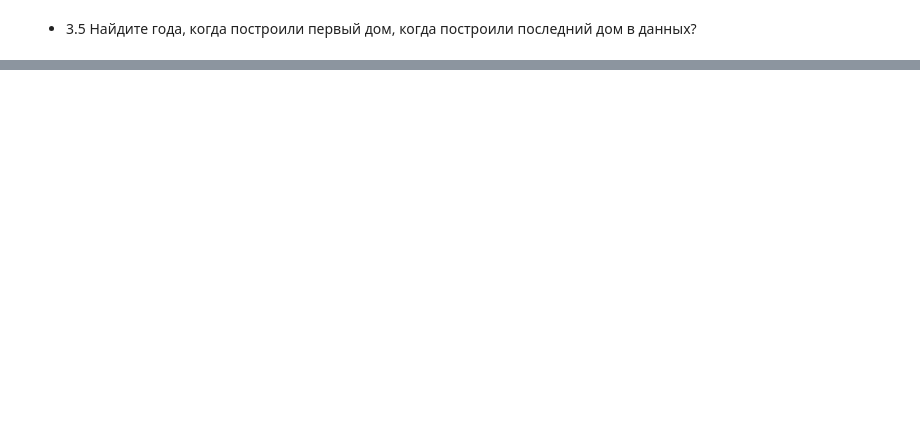
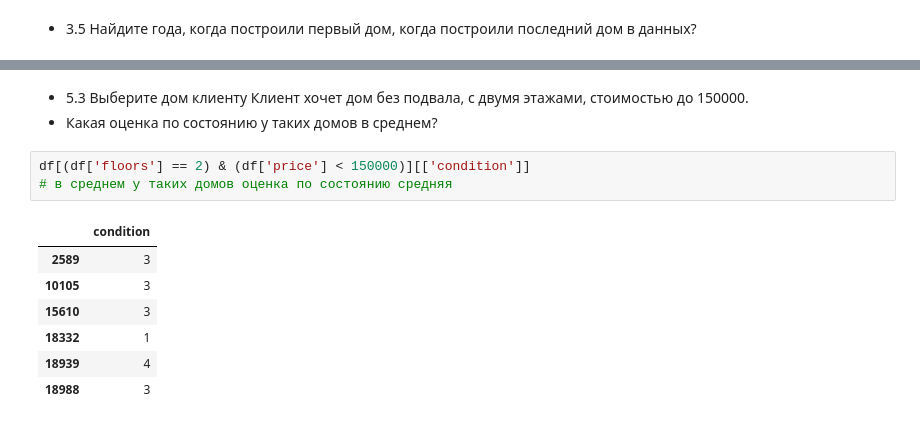
Before and after one commit to AleksandraPetrova97/python_homework, a Jupyter notebook: Homework/homework_2.ipynb, the cells around one changed output, grey strips where cells are left out. Drawn from its saved outputs; the diff is of its cells as text; blank space fills up the shorter version.

```diff
--- a/Homework/homework_2.ipynb
+++ b/Homework/homework_2.ipynb
@@ -33,0 +221,15 @@ AttributeError: module 'pandas' has no attribute 'read'
+# %% [markdown]
+- 5.3 Выберите дом клиенту
+Клиент хочет дом без подвала, с двумя этажами, стоимостью до 150000.
+- Какая оценка по состоянию у таких домов в среднем?
+# %%
+df[(df['floors'] == 2) & (df['price'] < 150000)][['condition']]
+# в среднем у таких домов оценка по состоянию средняя
+# %% [output]
+|  | condition |
+| 2589 | 3 |
+| 10105 | 3 |
+| 15610 | 3 |
+| 18332 | 1 |
+| 18939 | 4 |
+| 18988 | 3 |
```
Also changed, not shown: parts of 24 cells of this notebook.
